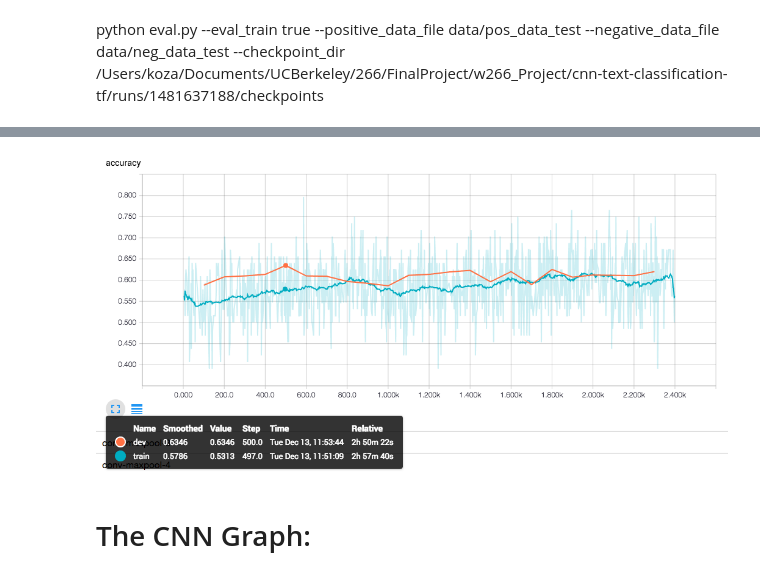
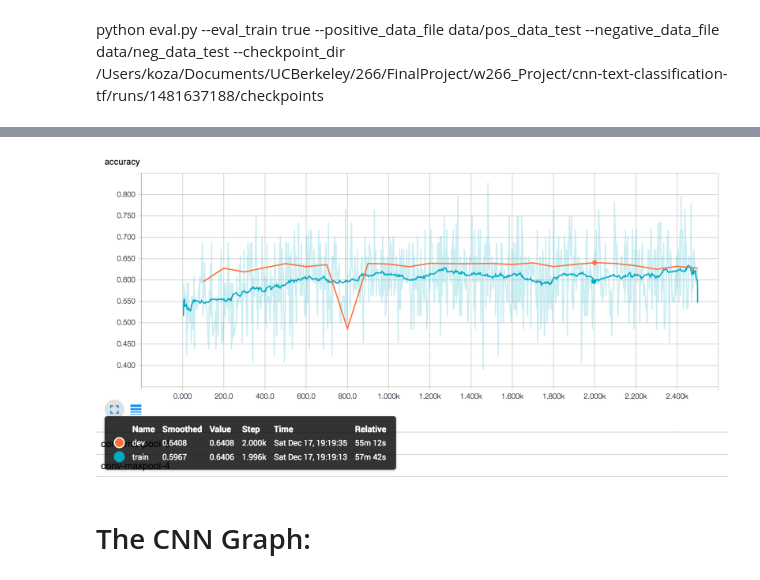
Before and after one commit to kyleiwaniec/w266_Project, a Jupyter notebook: ConvNet.ipynb, the cells around one changed output, grey strips where cells are left out. Saved outputs shown, nothing was run; the diff lists cells and outputs as text; code cells hidden in the pictures.

```diff
--- a/ConvNet.ipynb
+++ b/ConvNet.ipynb
@@ -317,8 +301,8 @@ Writing to /Users/koza/Documents/UCBerkeley/266/FinalProject/w266_Project/cnn-te
 </pre>
 # %%
-Image('../CNN-results/best-CNN-accuracy.png')
+Image('CNN-results/best-CNN-accuracy.png')
 # %% [output]
-[figure, old version]
+[figure, new version]
 # %% [markdown]
 # The CNN Graph:
 # %%
```
Also changed, not shown: parts of 4 cells of this notebook.
